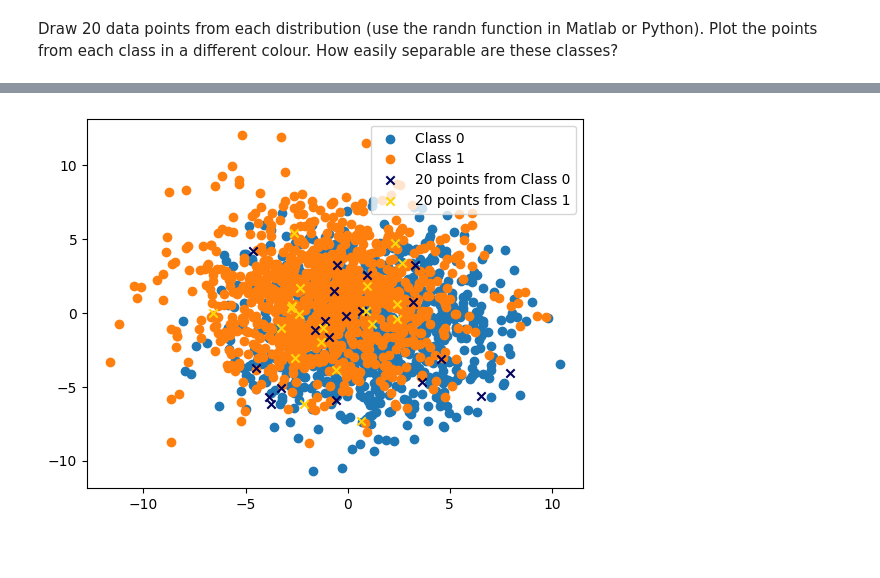
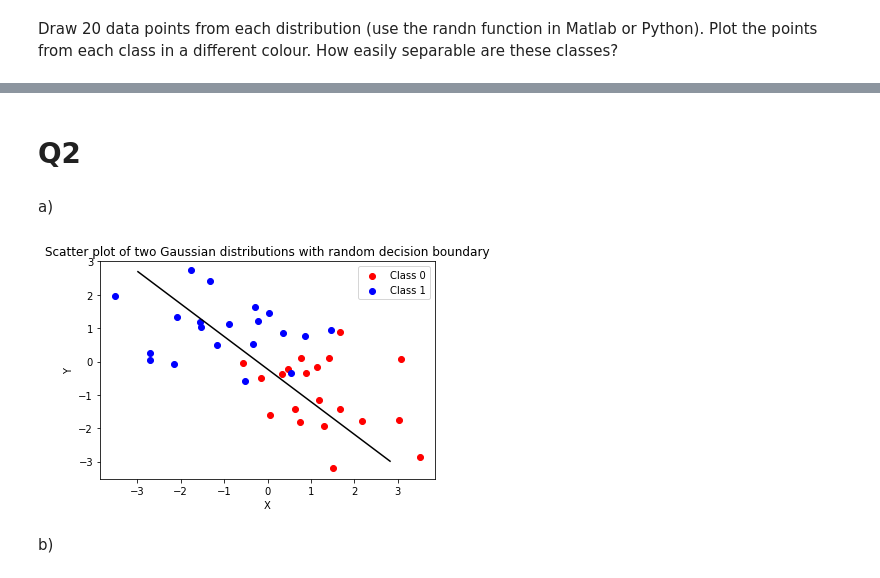
Before and after one commit to muaazbassa/COMS3007A-Machine-Learning, a Jupyter notebook: 5. ML Logistic Regression Tutorial/Logistic Regression.ipynb, the cells around one changed output, grey strips where cells are left out. Saved outputs shown, nothing was run; the diff lists cells and outputs as text; code cells hidden in the pictures; blank space fills up the shorter version.

```diff
--- a/5. ML Logistic Regression Tutorial/Logistic Regression.ipynb
+++ b/5. ML Logistic Regression Tutorial/Logistic Regression.ipynb
@@ -132,28 +125,3 @@ plt.show()
-# %%
-import numpy as np
-import matplotlib.pyplot as plt
-
-# Define the mean vectors and covariance matrices
-mu_0 = np.array([1, -1])
-mu_1 = np.array([-1, 1])
-cov = np.array([[10, 0], [0, 10]])
-
-# Generate data from the distributions
-data_0 = np.random.multivariate_normal(mu_0, cov, 1000)
-data_1 = np.random.multivariate_normal(mu_1, cov, 1000)
-
-# Plot the data
-plt.scatter(data_0[:, 0], data_0[:, 1], label='Class 0')
-plt.scatter(data_1[:, 0], data_1[:, 1], label='Class 1')
-
-# Show 20 random points from each class on the plot
-plt.scatter(data_0[np.random.choice(1000, 20, replace=False), 0], data_0[np.random.choice(1000, 20, replace=False), 1], marker='x', color='#03045e', label='20 points from Class 0')
-plt.scatter(data_1[np.random.choice(1000, 20, replace=False), 0], data_1[np.random.choice(1000, 20, replace=False), 1], marker='x', color='#ffd60a', label='20 points from Class 1')
-
-plt.legend()
-plt.show()
-# %% [output]
-[figure, removed]
 # %%
 # The loweer the covariance, the more spread out the data is
 # The higher the covariance, the more clustered the data is
@@ -174,3 +142,41 @@ plt.show()
 #There may be situations where higher variance leads to more distinguishable classes,
 #such as when the classes have different variances or when the distributions are non-Gaussian.
 #Ultimately, the ease of classification depends on the specific properties of the data and the classifier being use
+# %% [markdown]
+# Q2
+# %% [markdown]
+a)
+# %%
+# Concatenate the bias term with the input data
+X = np.concatenate((np.ones((40, 2)), np.concatenate((data_b0, data_b1))))
+
+# Assign class labels to the data
+y = np.concatenate((np.zeros(20), np.ones(20)))
+
+# Randomly initialize the model's parameters
+theta = np.random.rand(3) - 0.5
+
+# Define the logistic function
+def sigmoid(z):
+    return 1 / (1 + np.exp(-z))
+
+# Define a grid of points over the input space to plot the decision boundary
+x1_range = np.linspace(-3, 3, 100)
+x2_range = np.linspace(-3, 3, 100)
+x1_grid, x2_grid = np.meshgrid(x1_range, x2_range)
+input_grid = np.c_[x1_grid.ravel(), x2_grid.ravel(), np.ones((x1_grid.size, 1))]
+predicted_labels = sigmoid(np.dot(input_grid, theta)).reshape(x1_grid.shape)
+
+# Plot the decision boundary
+plt.contour(x1_grid, x2_grid, predicted_labels, levels=[0.5], colors='black')
+plt.scatter(data_b0[:, 0], data_b0[:, 1], color='red', label='Class 0')
+plt.scatter(data_b1[:, 0], data_b1[:, 1], color='blue', label='Class 1')
+plt.legend()
+plt.title('Scatter plot of two Gaussian distributions with random decision boundary')
+plt.xlabel('X')
+plt.ylabel('Y')
+plt.show()
+# %% [output]
+[figure, added]
+# %% [markdown]
+b)
```
Also changed, not shown: parts of 24 cells of this notebook.
